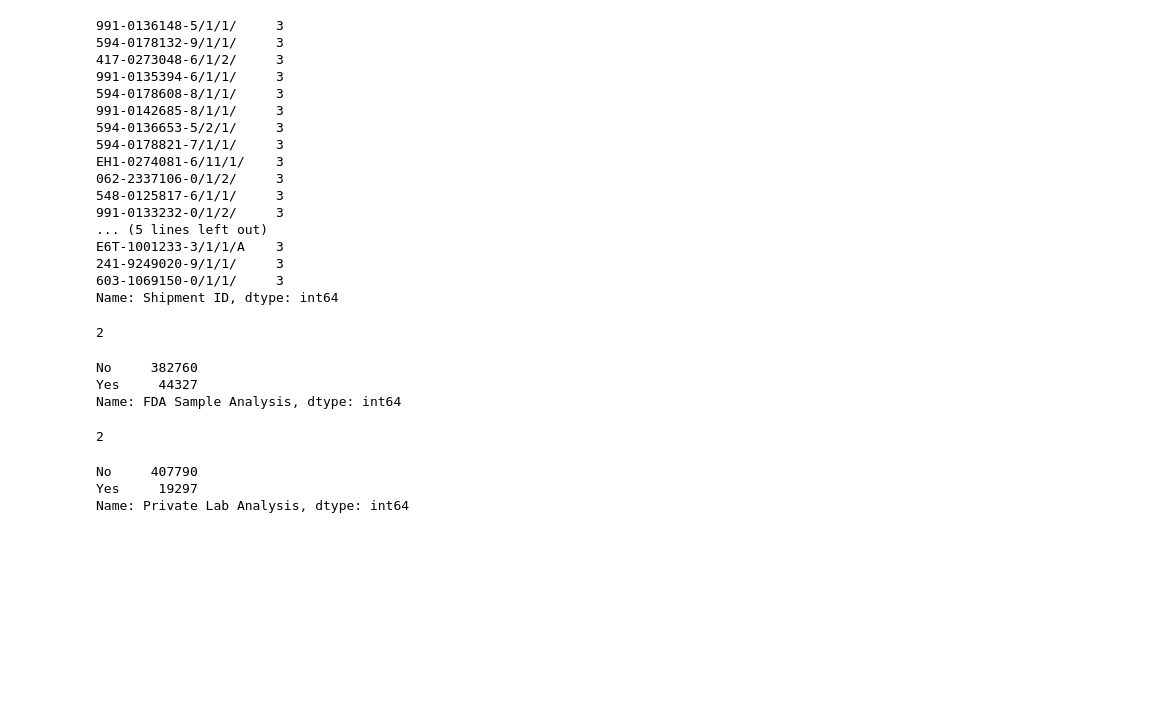
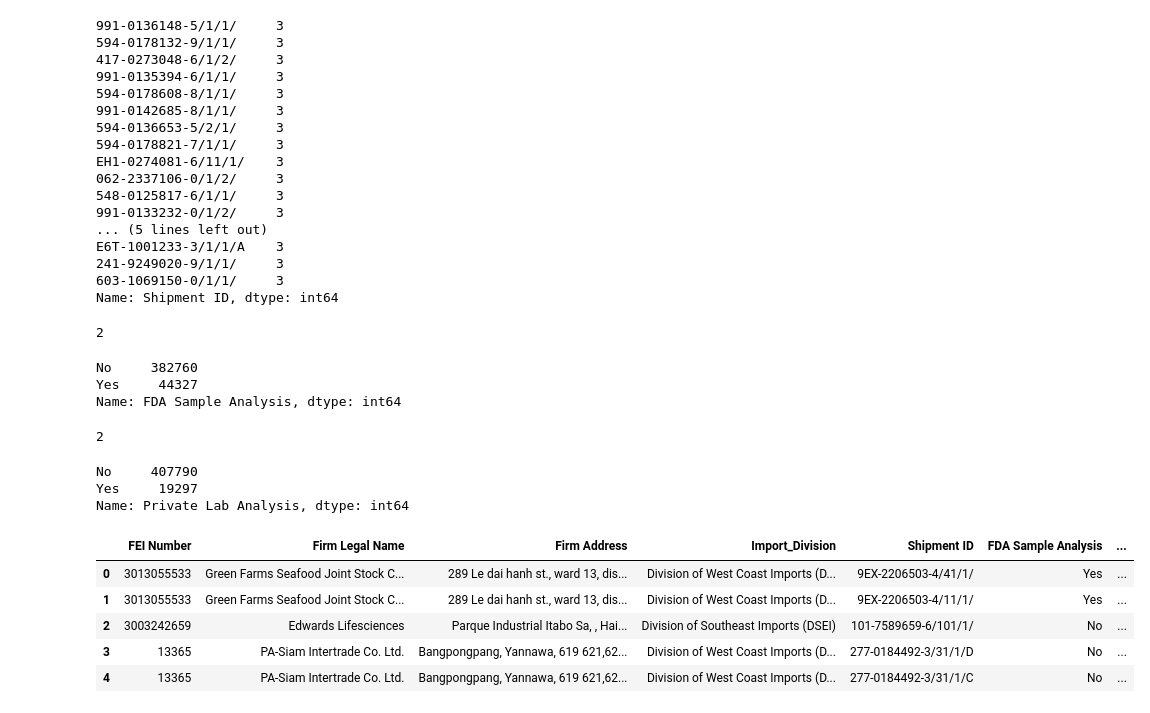
Before and after one commit to d-wiltshire/FDA-Import-Refusals, a Jupyter notebook: fda-import-refusals-cleaning.ipynb, the cells around one changed output. Saved outputs shown, nothing was run; the diff lists cells and outputs as text; code cells hidden in the pictures; blank space fills up the shorter version.

```diff
--- a/fda-import-refusals-cleaning.ipynb
+++ b/fda-import-refusals-cleaning.ipynb
@@ -344,6 +344,26 @@ Yes     19297
 Name: Private Lab Analysis, dtype: int64
 # %%
 #Are the FDA Sample Analysis and Private Lab Analysis "yes" items mutually exclusive groups?
+# %%
+# Separate import division into before-parentheses and in-parentheses (abbreviation) columns
+
+#Replacing space with underscore to use str.split
+refusals_df = refusals_df.rename(columns={'Import Division': 'Import_Division'})
+# %%
+#Splitting the two columns on the open parenthesis
+refusals_df[['Import_Division_Expanded','Import_Division_Abbrev']] = refusals_df.Import_Division.str.split("(",expand=True)
+# %%
+#Removing the closing parenthesis from the Abbrev column
+refusals_df['Import_Division_Abbrev'] = refusals_df['Import_Division_Abbrev'].replace({'\)':''}, regex=True)
+# %%
+refusals_df.head()
+# %% [output]
+|  | FEI Number | Firm Legal Name | Firm Address | Import_Division | Shipment ID | FDA Sample Analysis | ... |
+| 0 | 3013055533 | Green Farms Seafood Joint Stock C... | 289 Le dai hanh st., ward 13, dis... | Division of West Coast Imports (D... | 9EX-2206503-4/41/1/ | Yes | ... |
+| 1 | 3013055533 | Green Farms Seafood Joint Stock C... | 289 Le dai hanh st., ward 13, dis... | Division of West Coast Imports (D... | 9EX-2206503-4/11/1/ | Yes | ... |
+| 2 | 3003242659 | Edwards Lifesciences | Parque Industrial Itabo Sa, , Hai... | Division of Southeast Imports (DSEI) | 101-7589659-6/101/1/ | No | ... |
+| 3 | 13365 | PA-Siam Intertrade Co. Ltd. | Bangpongpang, Yannawa, 619 621,62... | Division of West Coast Imports (D... | 277-0184492-3/31/1/D | No | ... |
+| 4 | 13365 | PA-Siam Intertrade Co. Ltd. | Bangpongpang, Yannawa, 619 621,62... | Division of West Coast Imports (D... | 277-0184492-3/31/1/C | No | ... |
 # %%
 # Plan for next steps:
 
```
Also changed, not shown: parts of 1 cell of this notebook.
